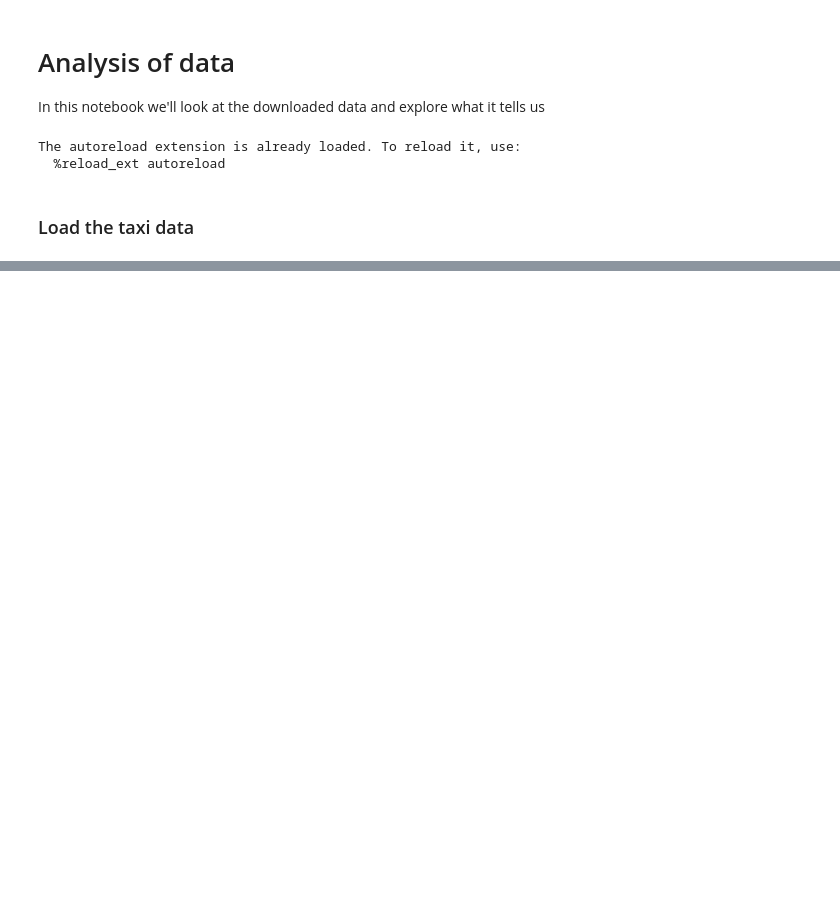
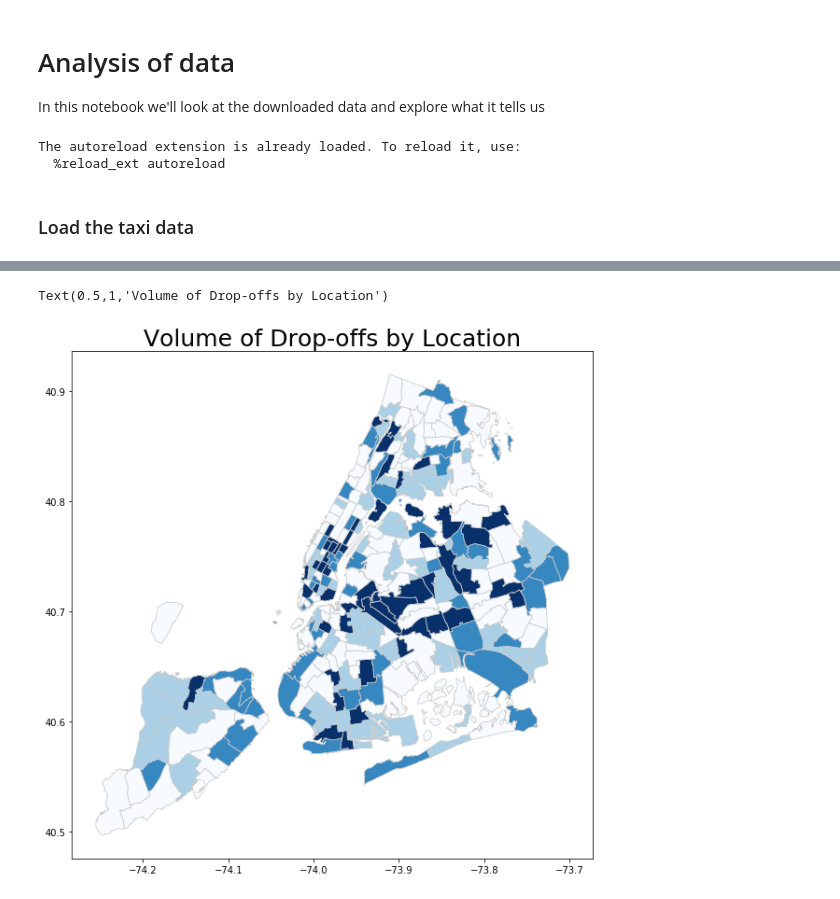
Before and after one commit to markstrefford/1.-Learning-Python-AI-by-Example, a Jupyter notebook: 3. Predicting Taxi Ride Duration/Source/notebooks/explore_dataset.ipynb, the cells around one changed output, grey strips where cells are left out. Cells and saved outputs as stored; diff of their text form; code cells hidden in the pictures; blank space fills up the shorter version.

```diff
--- a/3. Predicting Taxi Ride Duration/Source/notebooks/explore_dataset.ipynb
+++ b/3. Predicting Taxi Ride Duration/Source/notebooks/explore_dataset.ipynb
@@ -102,0 +131,7 @@ yellow_keep_cols
+# %%
+fig, ax = plt.subplots(1, figsize=(10, 10))
+taxi_zones.plot(column='Count_by_DOLocationID', cmap='Blues', scheme='quantiles', linewidth=0.8, ax=ax, edgecolor='0.8')
+ax.set_title('Volume of Drop-offs by Location', fontdict={'fontsize': 25, 'fontweight' : 3})
+# %% [output]
+Text(0.5,1,'Volume of Drop-offs by Location')
+[figure, added]
```
Also changed, not shown: parts of 31 cells of this notebook, 5 other files.
